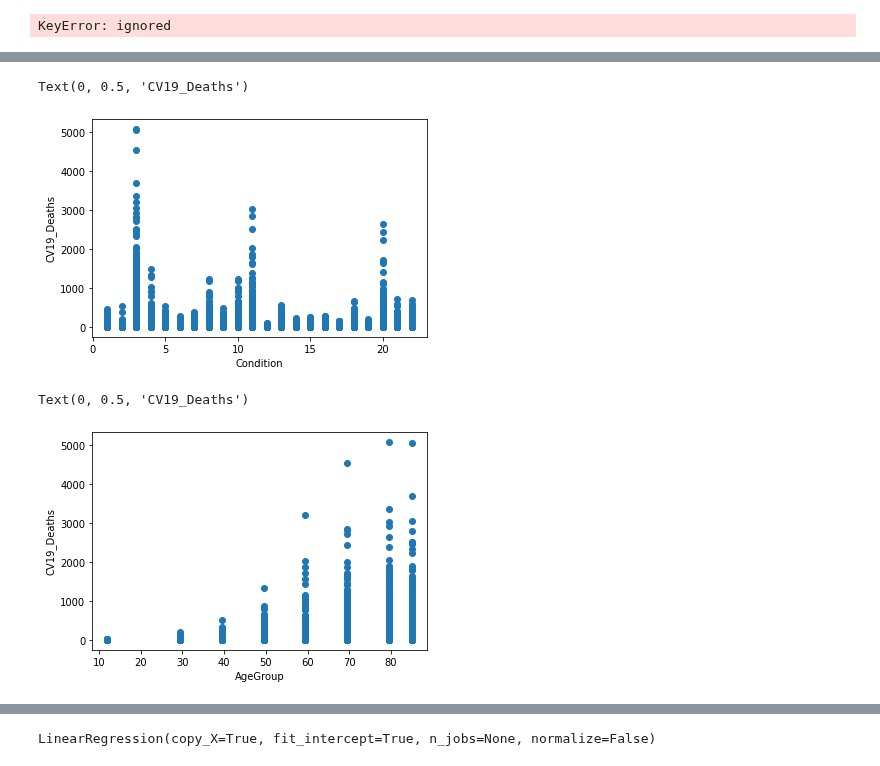
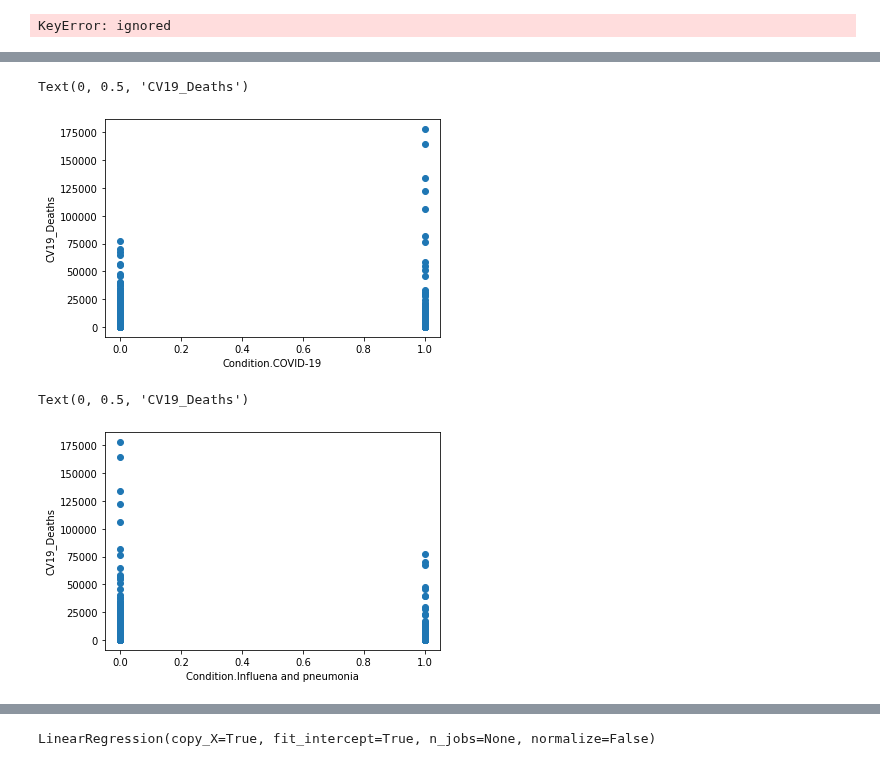
Before and after one commit to JScottLopez/github-ds, a Jupyter notebook: TIM_6500_JSLopez.ipynb, the cells around one changed output, grey strips where cells are left out. Saved outputs shown, nothing was run; the diff lists cells and outputs as text; code cells hidden in the pictures.

```diff
--- a/TIM_6500_JSLopez.ipynb
+++ b/TIM_6500_JSLopez.ipynb
@@ -253,23 +246,27 @@ dtype: object
 # %%
 %matplotlib inline
 import matplotlib.pyplot as plt
 
-plt.scatter(df['Condition'], df['CV19_Deaths'], marker='o')
-plt.xlabel('Condition')
+#plt.scatter(df['Condition'], df['CV19_Deaths'], marker='o')
+plt.scatter(df['Condition.COVID-19'], df['CV19_Deaths'], marker='o')
+#plt.xlabel('Condition')
+plt.xlabel('Condition.COVID-19')
 plt.ylabel('CV19_Deaths')
 # %% [output]
 Text(0, 0.5, 'CV19_Deaths')
-[figure, old version]
+[figure, new version]
 # %%
 %matplotlib inline
 import matplotlib.pyplot as plt
 
-plt.scatter(df['AgeGroup'], df['CV19_Deaths'], marker='o')
-plt.xlabel('AgeGroup')
+#plt.scatter(df['AgeGroup'], df['CV19_Deaths'], marker='o')
+plt.scatter(df['Condition.Influenza and pneumonia'], df['CV19_Deaths'], marker='o')
+#plt.xlabel('AgeGroup')
+plt.xlabel('Condition.Influena and pneumonia')
 plt.ylabel('CV19_Deaths')
 # %% [output]
 Text(0, 0.5, 'CV19_Deaths')
-[figure, old version]
+[figure, new version]
 # %%
 #full data frame with dummy colums
 import numpy as np
```
Also changed, not shown: parts of 11 cells of this notebook.
